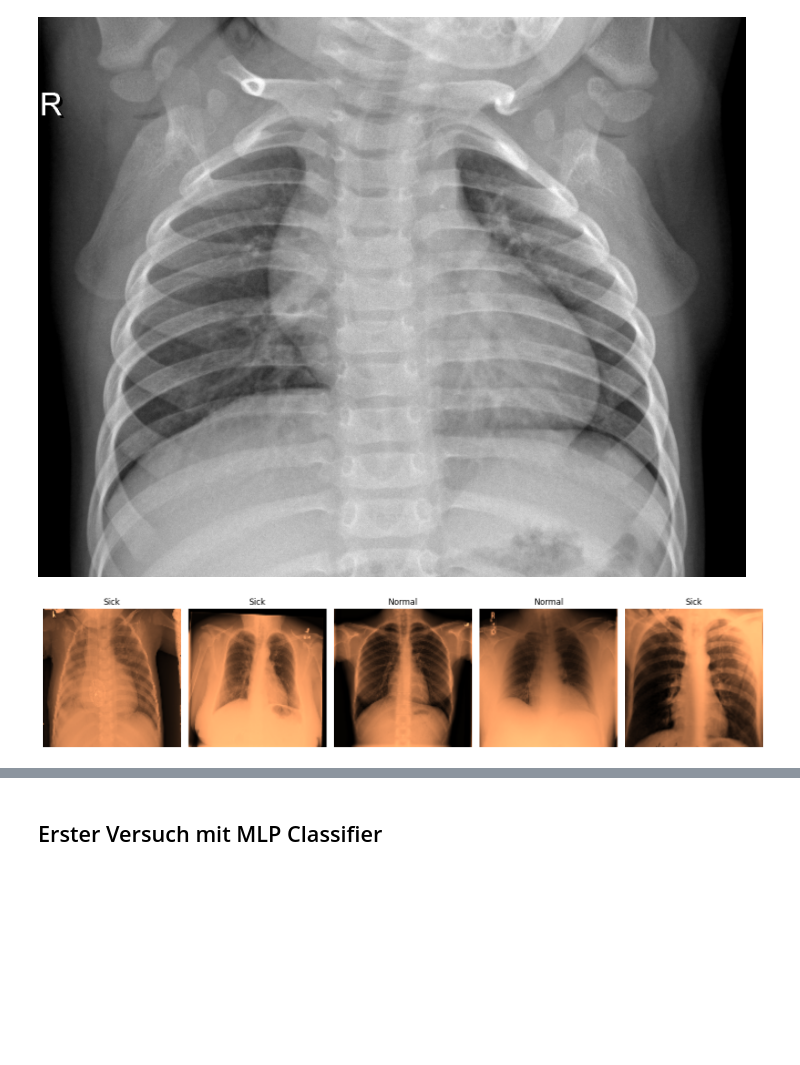
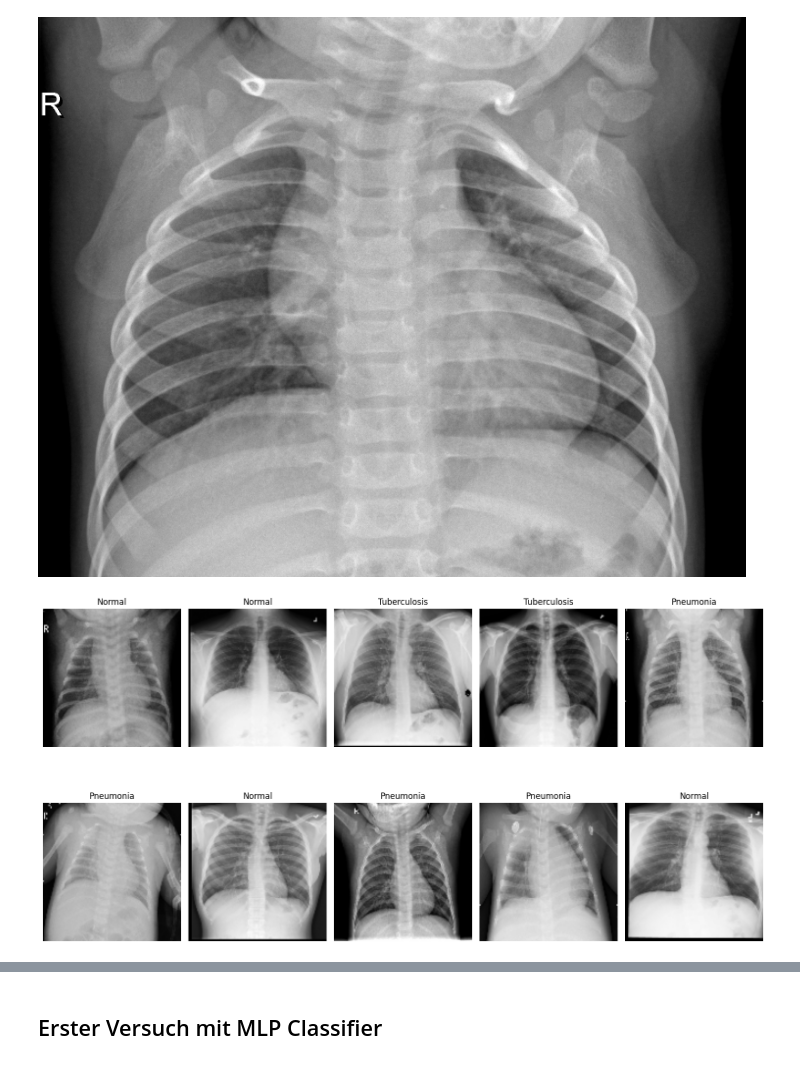
Before and after one commit to timhorse13/Chest-X-Ray-Disease-Identifying, a Jupyter notebook: 1. Code/main.ipynb, the cells around one changed output, grey strips where cells are left out. Saved outputs shown, nothing was run; the diff lists cells and outputs as text; code cells hidden in the pictures; blank space fills up the shorter version.

```diff
--- a/1. Code/main.ipynb
+++ b/1. Code/main.ipynb
@@ -107,18 +107,19 @@ y_test.extend(normal_y + pneu_y + tub_y)
 X_test = np.array(X_test)
 y_test = np.array(y_test)
 # %%
-# Zufällige Bilder anzeigen
-num = 5
+# Zufällige 3x5 Bilder anzeigen
+rows, cols = 2, 5
+num = rows * cols
 indices = random.sample(range(len(X_train)), num)
-fig, axes = plt.subplots(1, num, figsize=(15, 4))
-label_names = {"Normal": "Normal", "Pneumonia": "Pneumonia", "Tuberculosis": "Tuberculosis"}
+fig, axes = plt.subplots(rows, cols, figsize=(15, 9))
+axes = axes.flatten()
 
 for ax, idx in zip(axes, indices):
-    ax.imshow(X_train[idx], cmap='copper')
-    ax.set_title(f"{label_names.get(y_train[idx], y_train[idx])}")
+    ax.imshow(X_train[idx], cmap='gray')
+    ax.set_title(label_names.get(y_train[idx], y_train[idx]))
     ax.axis('off')
 
 plt.tight_layout()
 plt.show()
 # %% [output]
-[figure, old version]
+[figure, new version]
```
Also changed, not shown: parts of 4 cells of this notebook.
